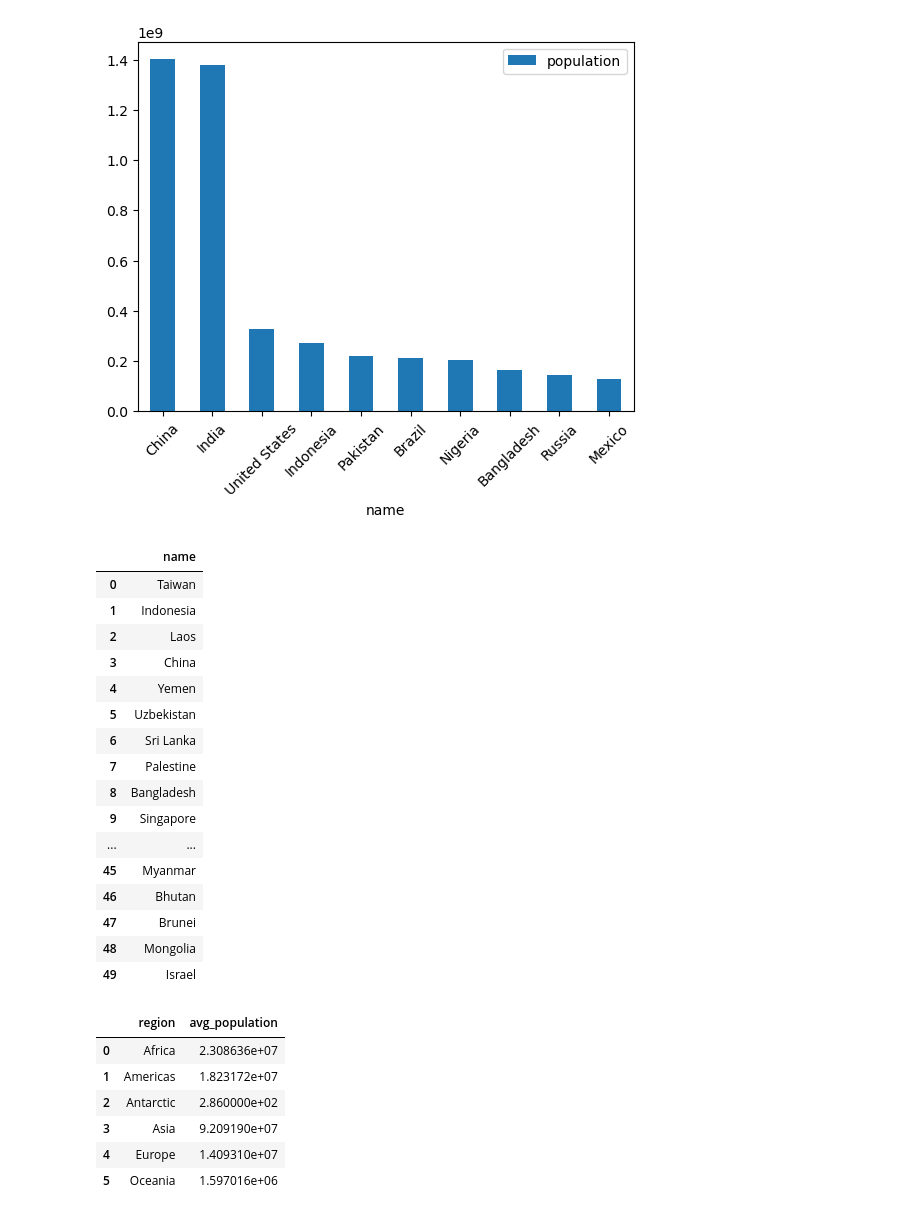
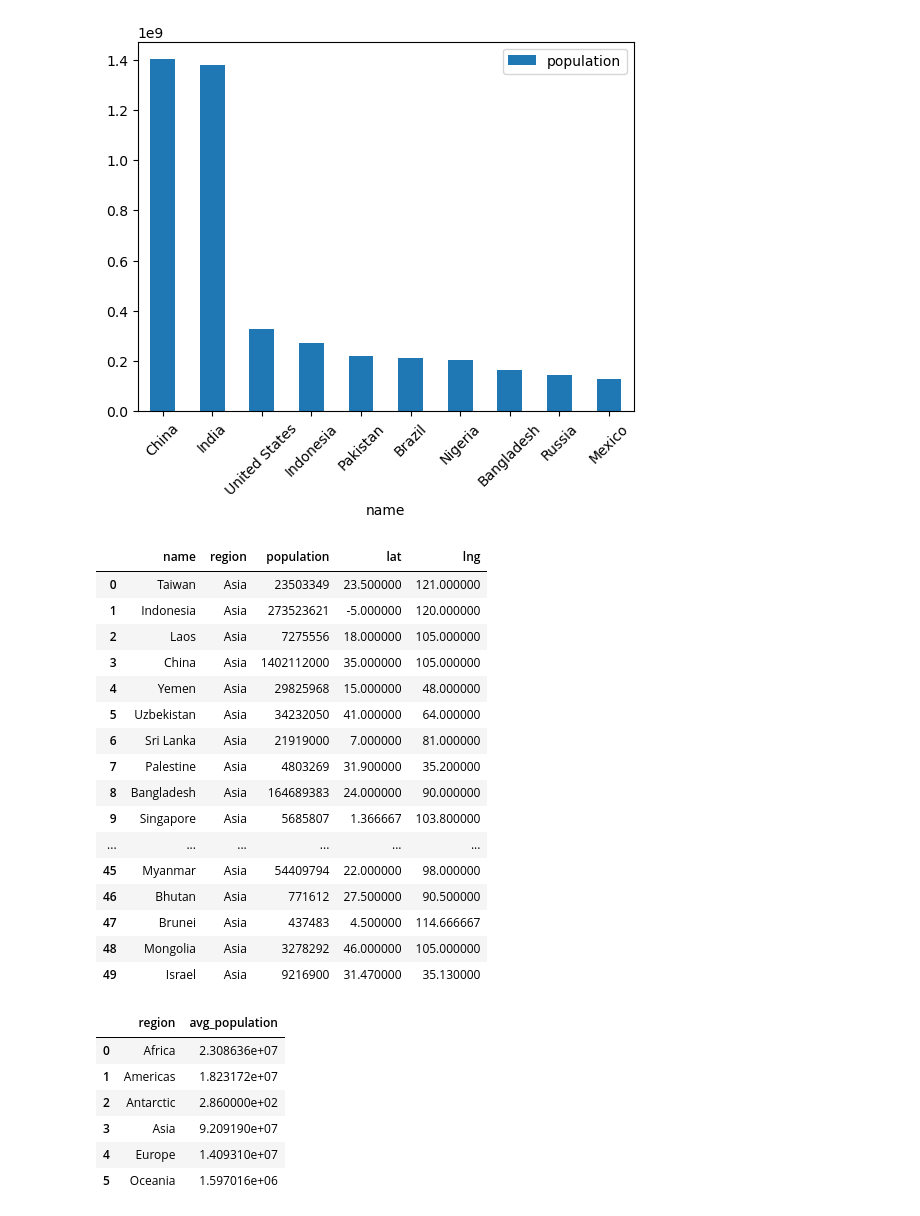
Before and after one commit to VincentGordon-Data-Analyst/etl-project1, a Jupyter notebook: etl.ipynb, the cells around one changed output. Drawn from its saved outputs; the diff is of its cells as text; code cells hidden in the pictures.

```diff
--- a/etl.ipynb
+++ b/etl.ipynb
@@ -105,31 +105,30 @@ df.plot.bar(x='name',
 # %%
 # Which countries are in a specific region?
 query = """
-    SELECT
-        name
+    SELECT *
     FROM countries
     WHERE region = 'Asia'
 """
 df = pd.read_sql(query, con='sqlite:///countries_data.db')
 df
 # %% [output]
-|  | name |
-| 0 | Taiwan |
-| 1 | Indonesia |
-| 2 | Laos |
-| 3 | China |
-| 4 | Yemen |
-| 5 | Uzbekistan |
-| 6 | Sri Lanka |
-| 7 | Palestine |
-| 8 | Bangladesh |
-| 9 | Singapore |
-| ... | ... |
-| 45 | Myanmar |
-| 46 | Bhutan |
-| 47 | Brunei |
-| 48 | Mongolia |
-| 49 | Israel |
+|  | name | region | population | lat | lng |
+| 0 | Taiwan | Asia | 23503349 | 23.500000 | 121.000000 |
+| 1 | Indonesia | Asia | 273523621 | -5.000000 | 120.000000 |
+| 2 | Laos | Asia | 7275556 | 18.000000 | 105.000000 |
+| 3 | China | Asia | 1402112000 | 35.000000 | 105.000000 |
+| 4 | Yemen | Asia | 29825968 | 15.000000 | 48.000000 |
+| 5 | Uzbekistan | Asia | 34232050 | 41.000000 | 64.000000 |
+| 6 | Sri Lanka | Asia | 21919000 | 7.000000 | 81.000000 |
+| 7 | Palestine | Asia | 4803269 | 31.900000 | 35.200000 |
+| 8 | Bangladesh | Asia | 164689383 | 24.000000 | 90.000000 |
+| 9 | Singapore | Asia | 5685807 | 1.366667 | 103.800000 |
+| ... | ... | ... | ... | ... | ... |
+| 45 | Myanmar | Asia | 54409794 | 22.000000 | 98.000000 |
+| 46 | Bhutan | Asia | 771612 | 27.500000 | 90.500000 |
+| 47 | Brunei | Asia | 437483 | 4.500000 | 114.666667 |
+| 48 | Mongolia | Asia | 3278292 | 46.000000 | 105.000000 |
+| 49 | Israel | Asia | 9216900 | 31.470000 | 35.130000 |
 # %%
 # What is the average population of countries in each region?
 query = """
```
